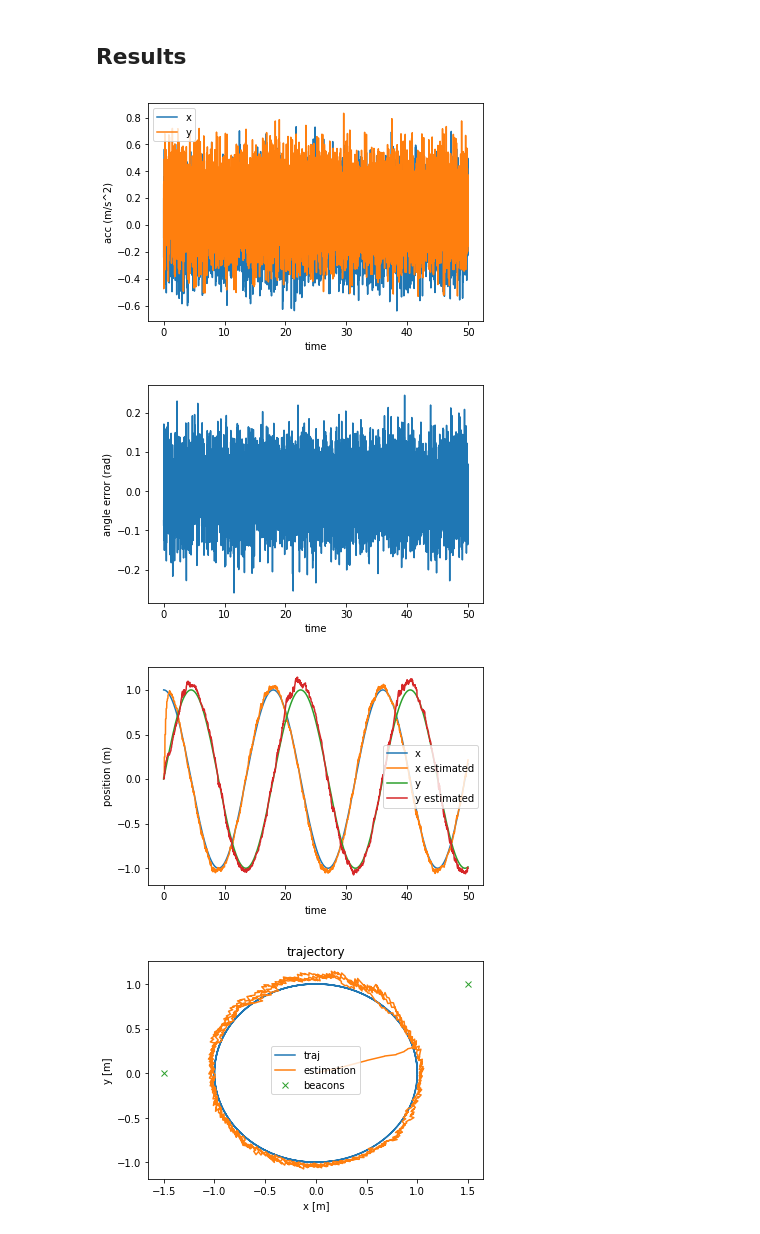
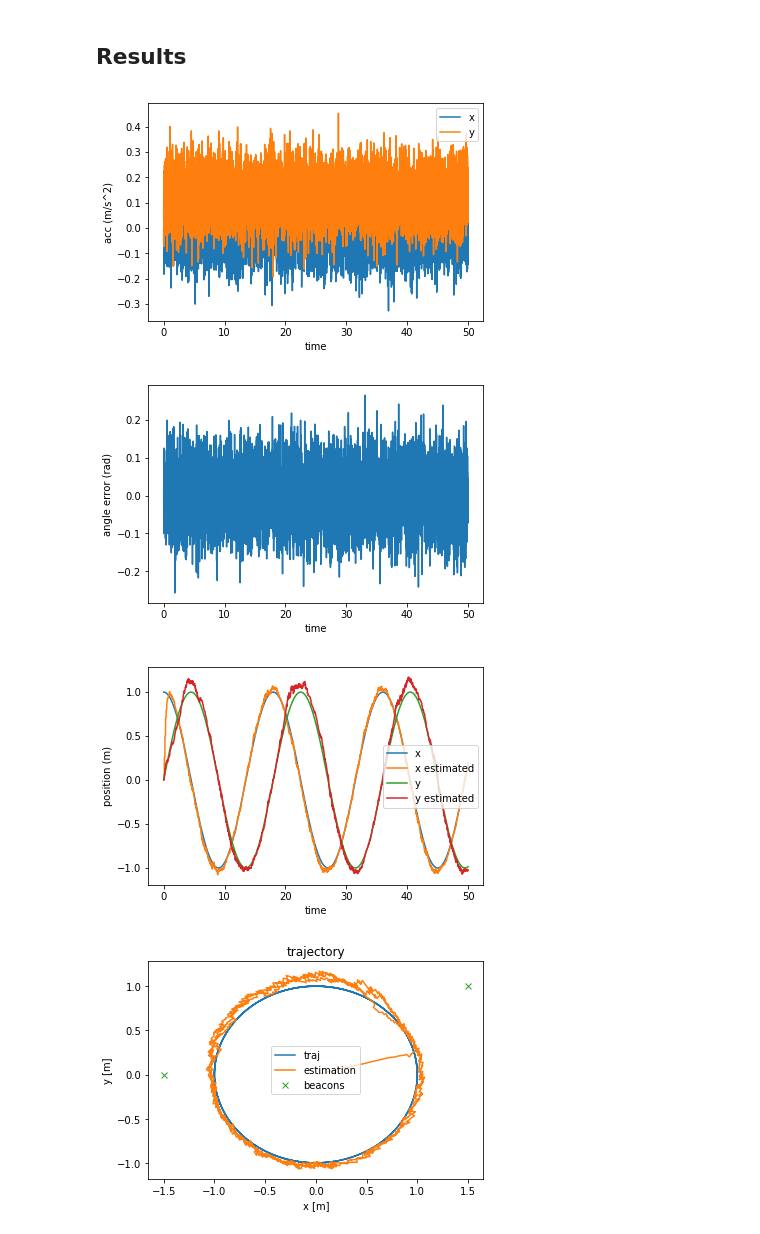
Before and after one commit to cvra/robot-software, a Jupyter notebook: doc/report/models/Simple model.ipynb, the cells around one changed output. Cells and saved outputs as stored; diff of their text form; code cells hidden in the pictures.

Commit message:
Use realistic values for accelerometer noise

```diff
--- a/doc/report/models/Simple model.ipynb
+++ b/doc/report/models/Simple model.ipynb
@@ -127,6 +127,9 @@ BEACON_POS = [
 # Update rate
 dt = 1 / 200
 
+# Value taken from the MPU9250 datasheet (8 mg RMS)
+accelerometer_noise_std = 8e-3 * 9.81
+
 # Sample covariance for the model
 Q_b = np.array([[10]])
 Q_theta = np.array([[0.1]])
@@ -144,7 +147,7 @@ for i, p in zip(range(10000), trajectories.generate_circular_traj(1, np.deg2rad(
     ts.append(p.timestamp)
 
     # control input
-    u = np.array([p.acc[0], p.acc[1]]) + np.random.normal(0, 0.2, 2)
+    u = np.array([p.acc[0], p.acc[1]]) + np.random.normal(0, accelerometer_noise_std, 2)
     acc.append(u)
     estimator.predict(u)
 
@@ -184,35 +187,35 @@ plt.ylabel('angle error (rad)')
 plt.show()
 
 plt.plot(ts, x)
 plt.plot(ts, xhat)
 plt.plot(ts, y)
 plt.plot(ts, yhat)
 plt.xlabel('time')
 plt.ylabel('position (m)')
 plt.legend(('x', 'x estimated', 'y', 'y estimated'))
 plt.show()
 
 plt.plot(x, y)
 plt.plot(xhat, yhat)
 plt.plot([x for x, y in BEACON_POS],[y for x, y in BEACON_POS], 'x')
 plt.legend(('traj', 'estimation', 'beacons'))
 plt.gcf().savefig('simple_model_trajectory.pdf')
 plt.title('trajectory')
 plt.xlabel('x [m]')
 plt.ylabel('y [m]')
 
 plt.show()
 
 error = [np.sqrt((x-xh)**2+(y-yh)**2) for x,xh,y,yh in zip(x, xhat,y,yhat)]
 plt.plot(ts, error)
 plt.ylim(0., 0.2)
 plt.xlabel('time [s]')
 plt.ylabel('position error [m]')
-plt.title('Position error (mean = {:.3f} m)'.format(np.mean(error)))
+plt.title('Position error (RMS = {:.3f} m)'.format(np.mean(error)))
 plt.gcf().savefig('simple_model_error.pdf')
 plt.show()
 # %% [output]
-[figure, old version]
+[figure, new version]
-[figure, old version]
+[figure, new version]
-[figure, old version]
+[figure, new version]
-[figure, old version]
+[figure, new version]
```
Also changed, not shown: parts of 1 cell of this notebook.
